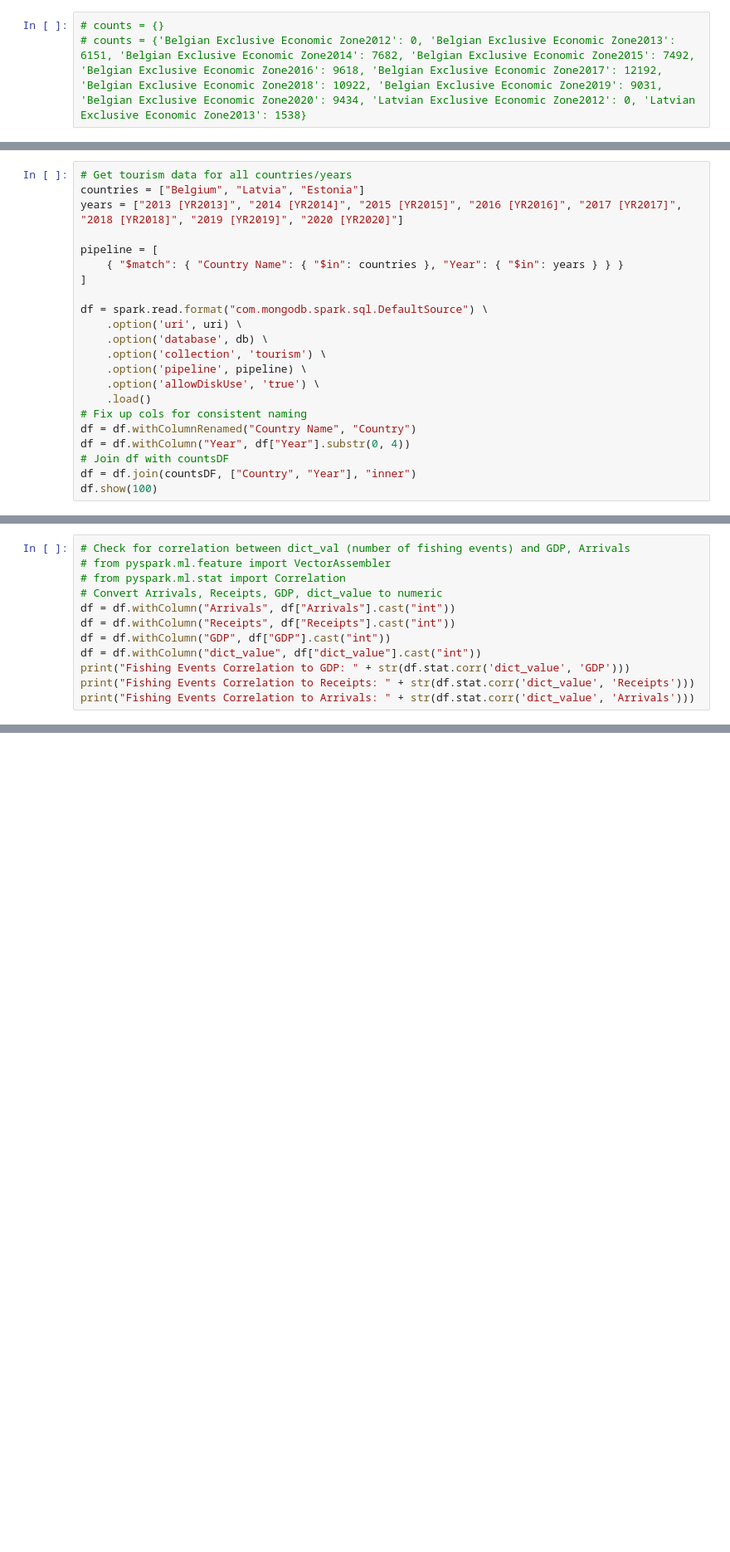
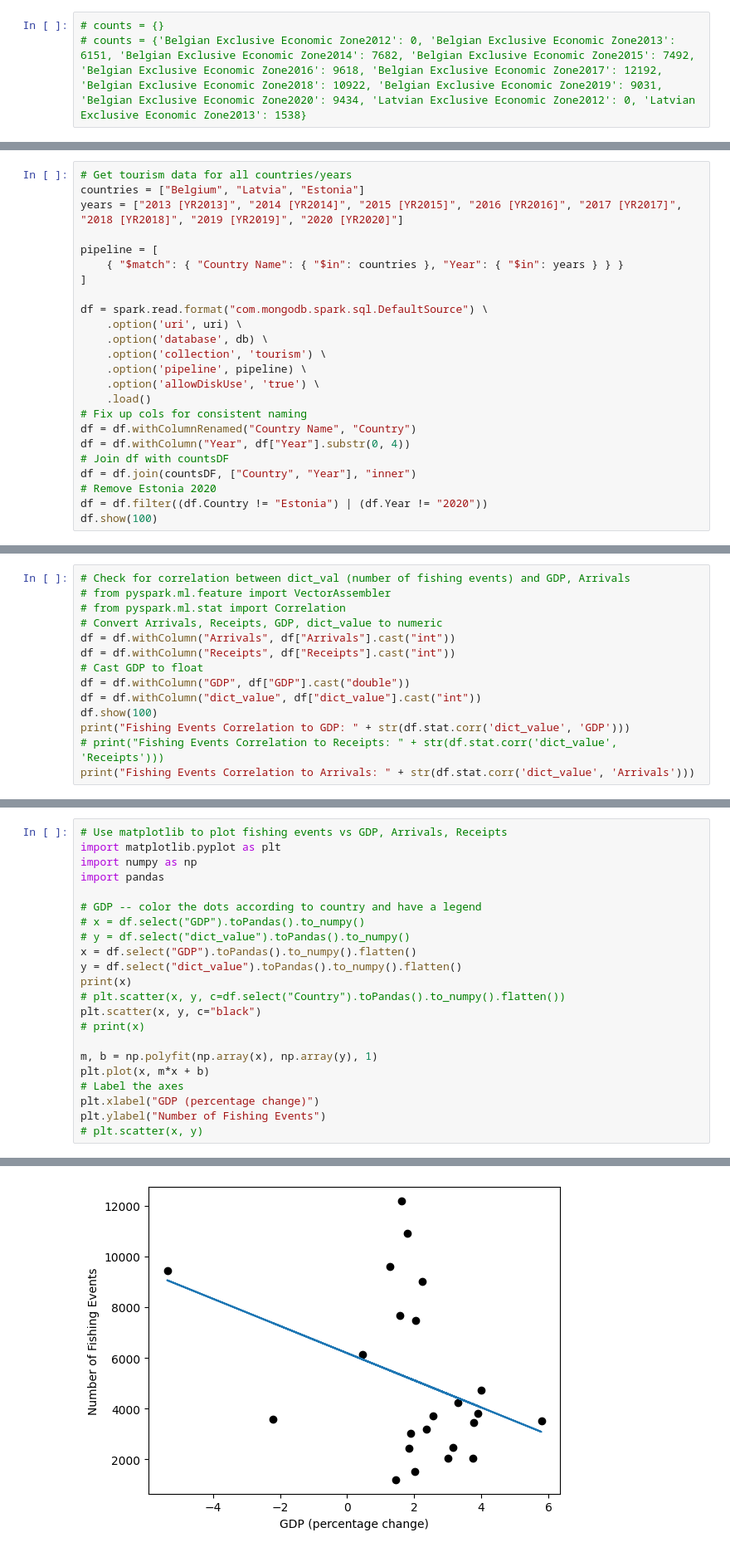
Before and after one commit to Big-Data-CS-GY6513/extract, a Jupyter notebook: EDAgfwtourism.ipynb, the cells around one changed output, grey strips where cells are left out. Shown at 83% size. Cells and saved outputs as stored; diff of their text form; blank space fills up the shorter version.

```diff
--- a/EDAgfwtourism.ipynb
+++ b/EDAgfwtourism.ipynb
@@ -120,5 +120,7 @@ df = df.withColumnRenamed("Country Name", "Country")
 df = df.withColumn("Year", df["Year"].substr(0, 4))
 # Join df with countsDF
 df = df.join(countsDF, ["Country", "Year"], "inner")
+# Remove Estonia 2020
+df = df.filter((df.Country != "Estonia") | (df.Year != "2020"))
 df.show(100)
 # %% [output]
@@ -147,9 +148,11 @@ df.show(100)
 # Convert Arrivals, Receipts, GDP, dict_value to numeric
 df = df.withColumn("Arrivals", df["Arrivals"].cast("int"))
 df = df.withColumn("Receipts", df["Receipts"].cast("int"))
-df = df.withColumn("GDP", df["GDP"].cast("int"))
+# Cast GDP to float
+df = df.withColumn("GDP", df["GDP"].cast("double"))
 df = df.withColumn("dict_value", df["dict_value"].cast("int"))
+df.show(100)
 print("Fishing Events Correlation to GDP: " + str(df.stat.corr('dict_value', 'GDP')))
-print("Fishing Events Correlation to Receipts: " + str(df.stat.corr('dict_value', 'Receipts')))
+# print("Fishing Events Correlation to Receipts: " + str(df.stat.corr('dict_value', 'Receipts')))
 print("Fishing Events Correlation to Arrivals: " + str(df.stat.corr('dict_value', 'Arrivals')))
 # %% [output]
@@ -159,0 +176,23 @@ Fishing Events Correlation to Arrivals: 0.5076413263605084
+# %%
+# Use matplotlib to plot fishing events vs GDP, Arrivals, Receipts
+import matplotlib.pyplot as plt
+import numpy as np
+import pandas
+
+# GDP -- color the dots according to country and have a legend
+# x = df.select("GDP").toPandas().to_numpy()
+# y = df.select("dict_value").toPandas().to_numpy()
+x = df.select("GDP").toPandas().to_numpy().flatten()
+y = df.select("dict_value").toPandas().to_numpy().flatten()
+print(x)
+# plt.scatter(x, y, c=df.select("Country").toPandas().to_numpy().flatten())
+plt.scatter(x, y, c="black")
+# print(x)
+
+m, b = np.polyfit(np.array(x), np.array(y), 1)
+plt.plot(x, m*x + b)
+# Label the axes
+plt.xlabel("GDP (percentage change)")
+plt.ylabel("Number of Fishing Events")
+# plt.scatter(x, y)
+# %% [output]
@@ -159,0 +204 @@ Fishing Events Correlation to Arrivals: 0.5076413263605084
+[figure, added]
```
Also changed, not shown: parts of 5 cells of this notebook.
